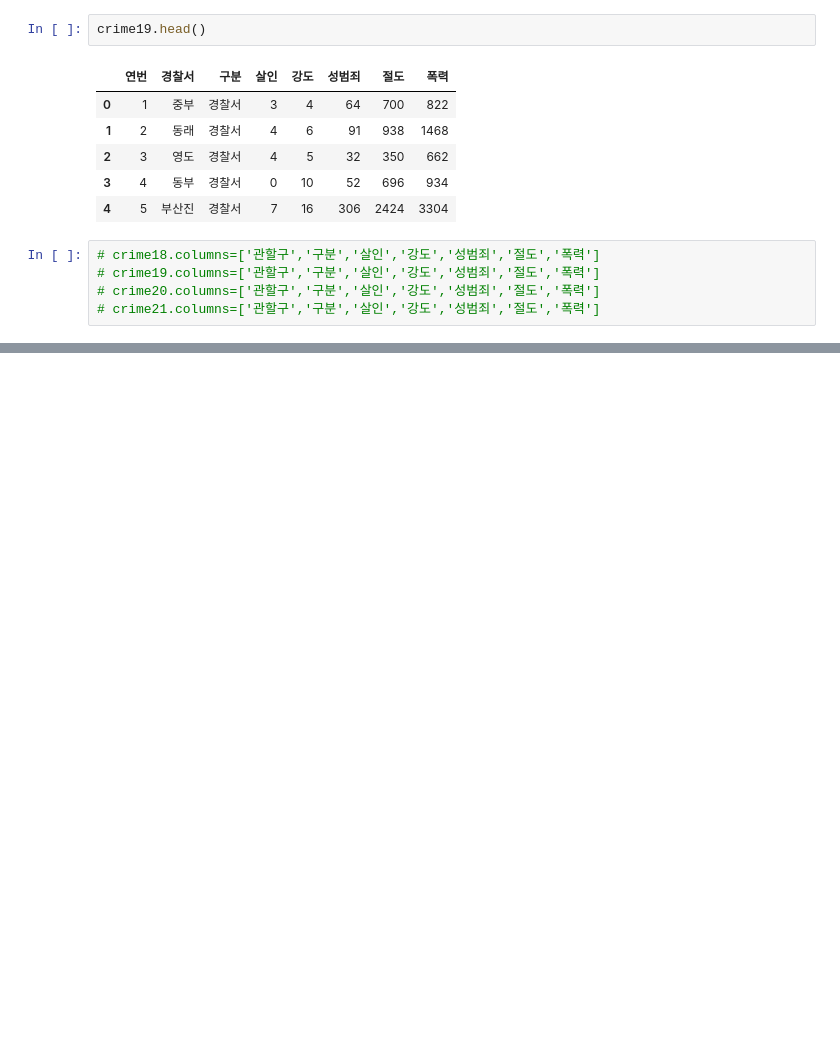
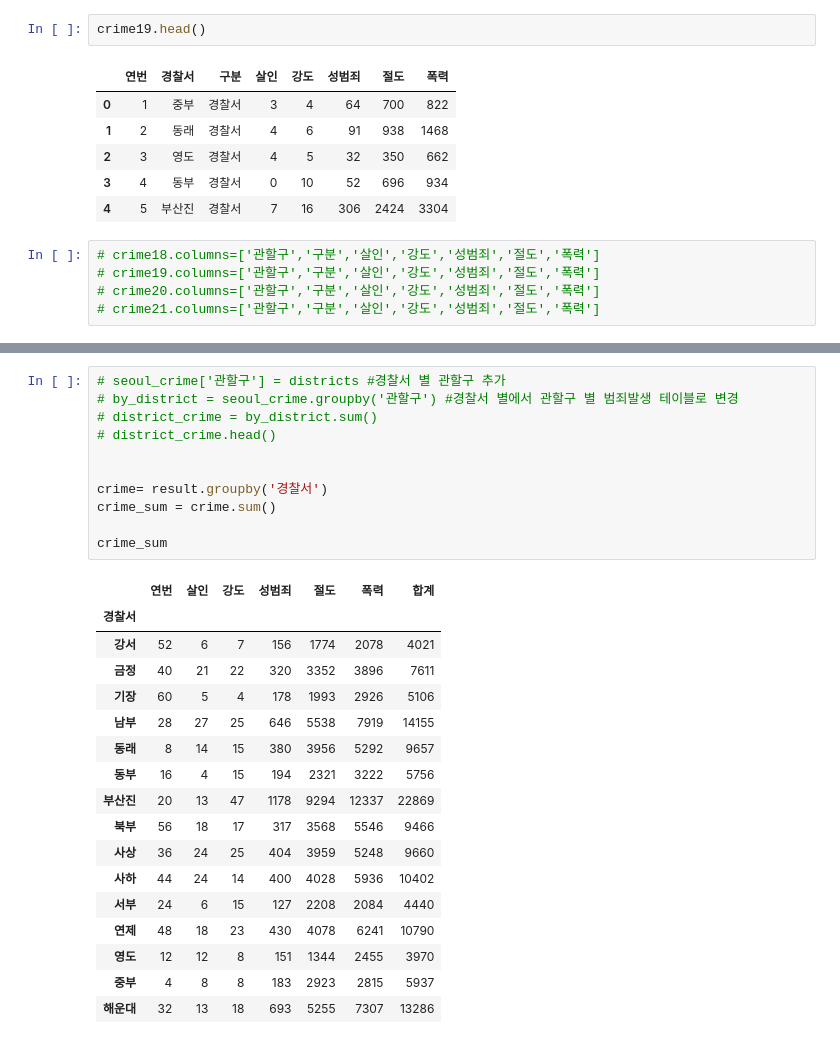
Before and after one commit to dkngkg/StudyBigData, a Jupyter notebook: 0816_miniproject_Crime/BusanCrime.ipynb, the cells around one changed output, grey strips where cells are left out. Drawn from its saved outputs; the diff is of its cells as text; blank space fills up the shorter version.

```diff
--- a/0816_miniproject_Crime/BusanCrime.ipynb
+++ b/0816_miniproject_Crime/BusanCrime.ipynb
@@ -67,0 +147,29 @@ KeyError: '숫자'
+# %%
+# seoul_crime['관할구'] = districts #경찰서 별 관할구 추가
+# by_district = seoul_crime.groupby('관할구') #경찰서 별에서 관할구 별 범죄발생 테이블로 변경
+# district_crime = by_district.sum()
+# district_crime.head()
+
+
+crime= result.groupby('경찰서')
+crime_sum = crime.sum()
+
+crime_sum
+# %% [output]
+|  | 연번 | 살인 | 강도 | 성범죄 | 절도 | 폭력 | 합계 |
+| 경찰서 |  |  |  |  |  |  |  |
+| 강서 | 52 | 6 | 7 | 156 | 1774 | 2078 | 4021 |
+| 금정 | 40 | 21 | 22 | 320 | 3352 | 3896 | 7611 |
+| 기장 | 60 | 5 | 4 | 178 | 1993 | 2926 | 5106 |
+| 남부 | 28 | 27 | 25 | 646 | 5538 | 7919 | 14155 |
+| 동래 | 8 | 14 | 15 | 380 | 3956 | 5292 | 9657 |
+| 동부 | 16 | 4 | 15 | 194 | 2321 | 3222 | 5756 |
+| 부산진 | 20 | 13 | 47 | 1178 | 9294 | 12337 | 22869 |
+| 북부 | 56 | 18 | 17 | 317 | 3568 | 5546 | 9466 |
+| 사상 | 36 | 24 | 25 | 404 | 3959 | 5248 | 9660 |
+| 사하 | 44 | 24 | 14 | 400 | 4028 | 5936 | 10402 |
+| 서부 | 24 | 6 | 15 | 127 | 2208 | 2084 | 4440 |
+| 연제 | 48 | 18 | 23 | 430 | 4078 | 6241 | 10790 |
+| 영도 | 12 | 12 | 8 | 151 | 1344 | 2455 | 3970 |
+| 중부 | 4 | 8 | 8 | 183 | 2923 | 2815 | 5937 |
+| 해운대 | 32 | 13 | 18 | 693 | 5255 | 7307 | 13286 |
```
Also changed, not shown: parts of 26 cells of this notebook, 5 other files.
